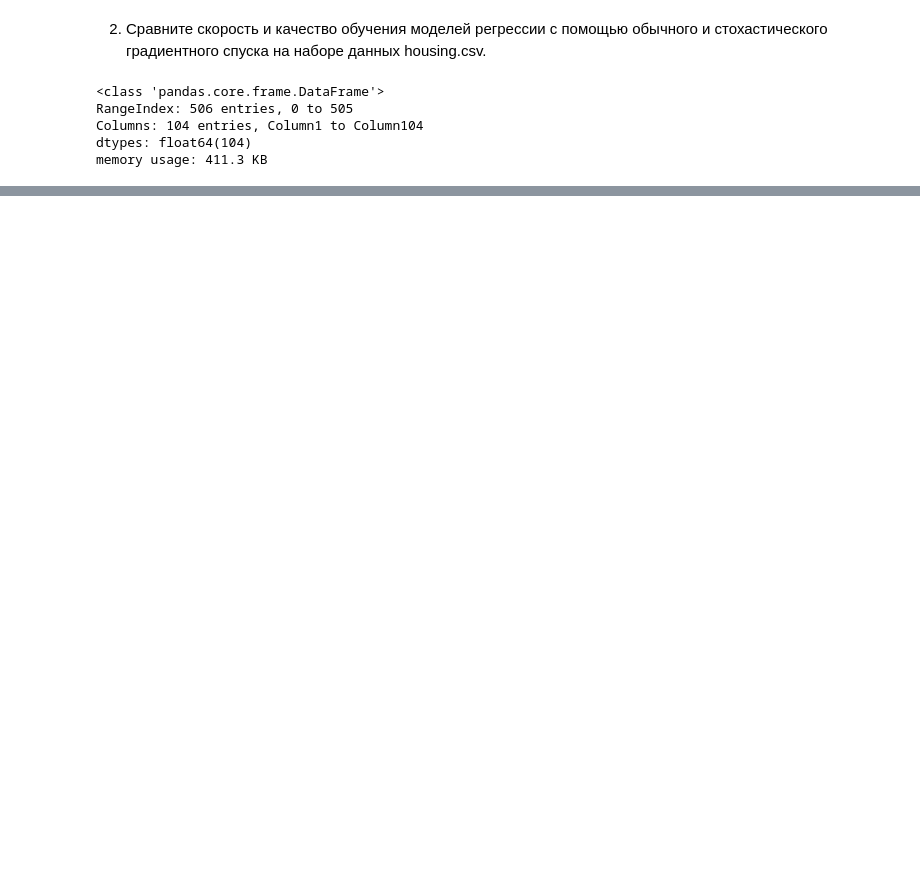
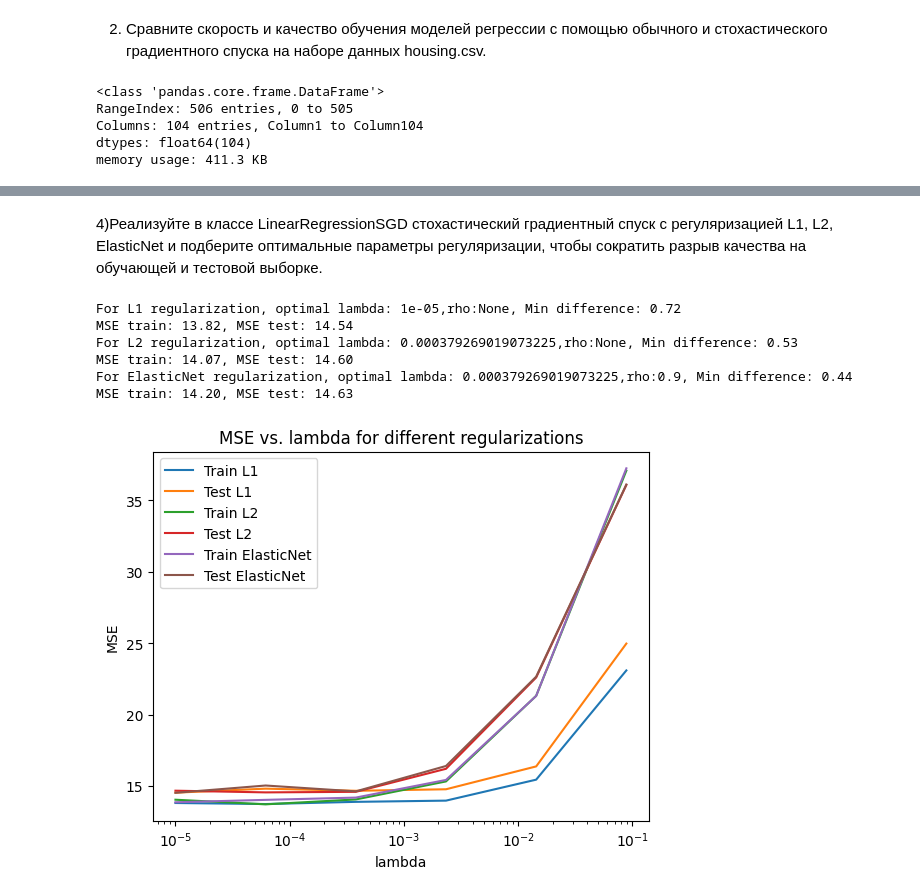
Before and after one commit to Ghostikxd/4.1_labs, a Jupyter notebook: SII/lab4/lab4.ipynb, the cells around one changed output, grey strips where cells are left out. Drawn from its saved outputs; the diff is of its cells as text; code cells hidden in the pictures; blank space fills up the shorter version.

```diff
--- a/SII/lab4/lab4.ipynb
+++ b/SII/lab4/lab4.ipynb
@@ -262,0 +306,67 @@ AttributeError: 'LinearRegressionSGD' object has no attribute 'fit_with_regulari
+# %% [markdown]
+4)Реализуйте в классе LinearRegressionSGD стохастический градиентный спуск с регуляризацией L1, L2, ElasticNet и подберите оптимальные параметры регуляризации, чтобы сократить разрыв качества на обучающей и тестовой выборке.
+# %%
+
+reg_regr = LinearRegressionSGD()
+regs = ["L1", "L2", "ElasticNet"]
+lambdas = np.logspace(-5, 10, 20)
+rhos=np.linspace(0.1,0.9,2)
+
+lambda_differences = {}
+best_results = {reg: {'lambda': None, 'rho':None, 'min_difference': float('inf'), 'MSE_train': None, 'MSE_test': None} for reg in regs}
+train_scores_all = {reg: [] for reg in regs}
+test_scores_all = {reg: [] for reg in regs}
+
+for reg in regs:
+    for l in lambdas:
+        x_i = X_train.copy()
+        x_i.insert(0, "intercept", np.ones((x_i.shape[0], 1)), allow_duplicates=True)
+        x_i_test = X_test.copy()
+        x_i_test.insert(0, "intercept", np.ones((x_i_test.shape[0], 1)), allow_duplicates=True)
+        if reg=="ElasticNet":
+            for rho in rhos:
+                steps, errors = reg_regr.fit(x_i, y_train, intercept=True, alpha=0.01, epsylon=0.00001, max_steps=1000, reg=reg, lam=l, rho=rho)
+
+
+        steps, errors = reg_regr.fit(x_i, y_train, intercept=True, alpha=0.01, epsylon=0.00001, max_steps=1000, reg=reg, lam=l)
+
+        mse_train = reg_regr.MSE(x_i, y_train)
+        mse_test = reg_regr.MSE(x_i_test, y_test)
+        difference = abs(mse_train - mse_test)
+
+        if mse_train < 40 and mse_test < 40:
+            train_scores_all[reg].append(mse_train)
+            test_scores_all[reg].append(mse_test)
+
+        if difference < best_results[reg]['min_difference'] and mse_train < 40 and mse_test < 40:
+            best_results[reg]['min_difference'] = difference
+            best_results[reg]['lambda'] = l
+            best_results[reg]['MSE_train'] = mse_train
+            best_results[reg]['MSE_test'] = mse_test
+            if reg=='ElasticNet':
+                best_results[reg]['rho'] = rho
+
+
+for reg, train_scores in train_scores_all.items():
+    test_scores = test_scores_all[reg]
+    if train_scores and test_scores and len(train_scores) == len(test_scores):
+        plt.semilogx(lambdas[:len(train_scores)], train_scores, label=f"Train {reg}")
+        plt.semilogx(lambdas[:len(test_scores)], test_scores, label=f"Test {reg}")
+
+for reg, results in best_results.items():
+    print(f"For {reg} regularization, optimal lambda: {results['lambda']},rho:{results['rho']}, Min difference: {results['min_difference']:.2f}")
+    print(f"MSE train: {results['MSE_train']:.2f}, MSE test: {results['MSE_test']:.2f}")
+
+plt.legend()
+plt.xlabel('lambda')
+plt.ylabel('MSE')
+plt.title('MSE vs. lambda for different regularizations')
+plt.show()
+# %% [output]
+For L1 regularization, optimal lambda: 1e-05,rho:None, Min difference: 0.72
+MSE train: 13.82, MSE test: 14.54
+For L2 regularization, optimal lambda: 0.000379269019073225,rho:None, Min difference: 0.53
+MSE train: 14.07, MSE test: 14.60
+For ElasticNet regularization, optimal lambda: 0.000379269019073225,rho:0.9, Min difference: 0.44
+MSE train: 14.20, MSE test: 14.63
+[figure, added]
```
Also changed, not shown: parts of 10 cells of this notebook, 3 other files.
